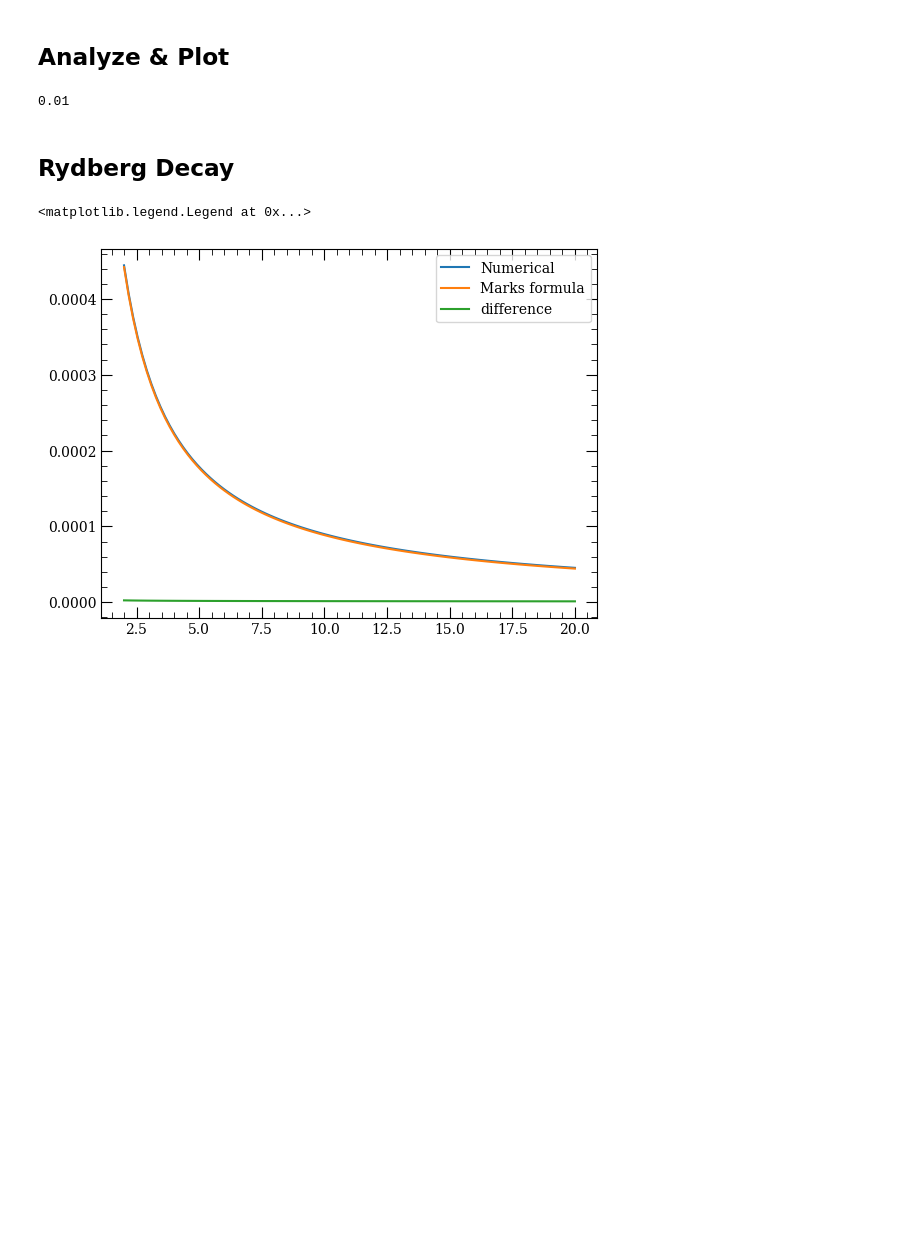
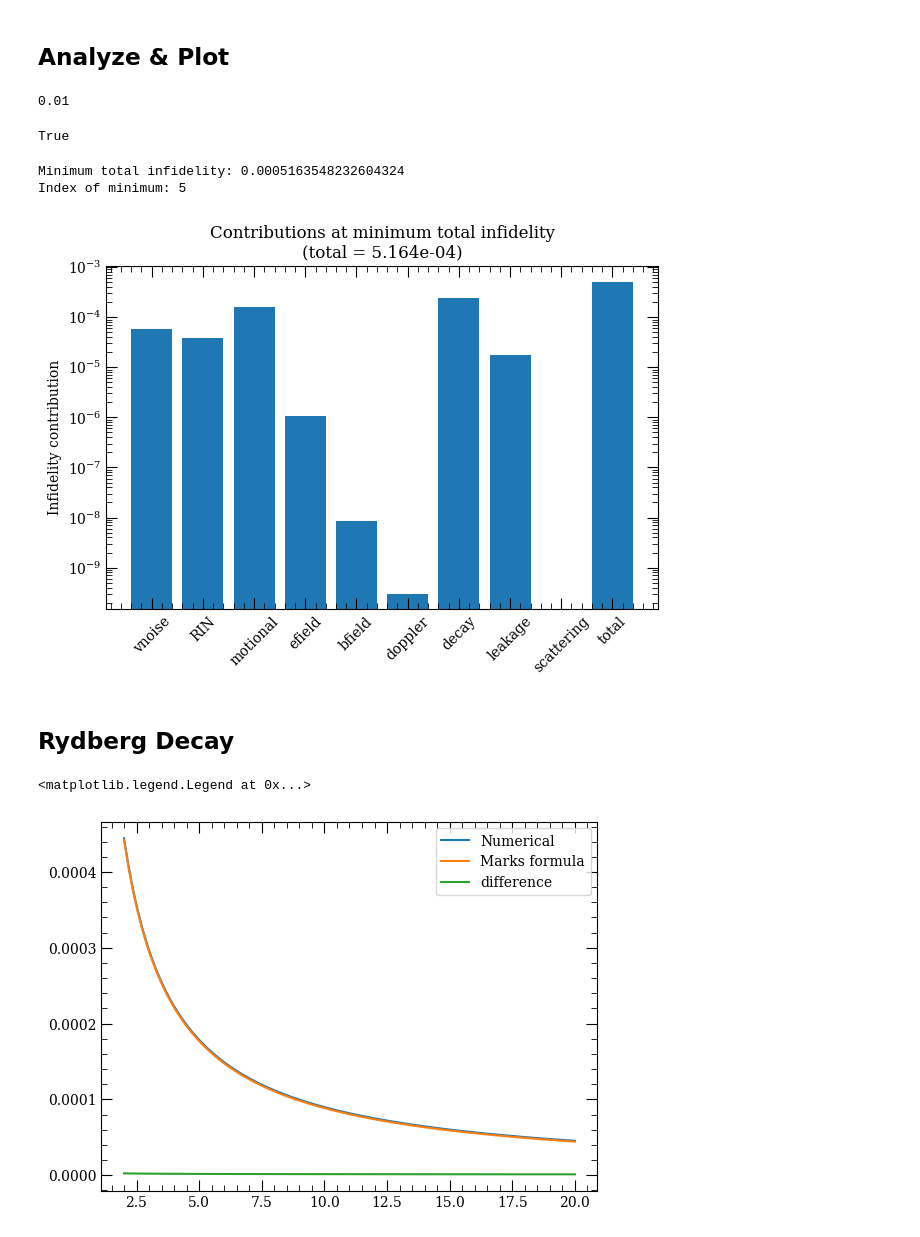
Before and after one commit to Linipun/GateError, a Jupyter notebook: budget.ipynb, the cells around one changed output. Cells and saved outputs as stored; diff of their text form; code cells hidden in the pictures; blank space fills up the shorter version.

Commit message:
add optimizer for 1photon

```diff
--- a/budget.ipynb
+++ b/budget.ipynb
@@ -938,8 +1119,57 @@ fig1.savefig('Intensity_response.pdf', bbox_inches='tight')
 db_to_w(-100)*1e6*100
 # %% [output]
 0.01
+# %%
+os.path.isdir(f'one-photon/{n},{d}')
+# %% [output]
+True
 # %%
-result = np.load('results/infid_raw.npz')
+n = 80
+d = 3.5
+paths = f'one-photon/{n},{d}/scan_1photon_n{n}_config_and_raw.json'
+with open(paths,'r') as f:
+    d = json.load(f)
+
+rabi = d['raw_fig2']['x']['values']
+y_data = d['raw_fig2']['y']
+total = y_data['total']
+
+min_idx = np.argmin(total)
+min_val = total[min_idx]
+
+print(f"Minimum total infidelity: {min_val}")
+print(f"Index of minimum: {min_idx}")
+
+# Collect contributions at the minimum point
+contributions = {}
+for key, val in y_data.items():
+    # Skip non-array entries if any
+    try:
+        contributions[key] = val[min_idx]
+    except Exception:
+        pass
+
+# Remove total from bar contributions if desired
+bar_keys = [k for k in contributions.keys()]
+bar_vals = [contributions[k] for k in bar_keys]
+
+# Plot
+fig, ax = plt.subplots()
+ax.bar(bar_keys, bar_vals)
+ax.set_ylabel("Infidelity contribution")
+ax.set_title(f"Contributions at minimum total infidelity\n(total = {min_val:.3e})")
+ax.tick_params(axis='x', rotation=45)
+ax.set_yscale('log')
+fig.tight_layout()
+plt.show()
+
+# r = np.argmin(total)
+#
+# ax.plot(rabi, total)
+# %% [output]
+Minimum total infidelity: 0.0005163548232604324
+Index of minimum: 5
+[figure, added]
 # %%
 print(result['x_detuning'])
 # %% [markdown]
```
Also changed, not shown: parts of 3 cells of this notebook, 3 other files.
